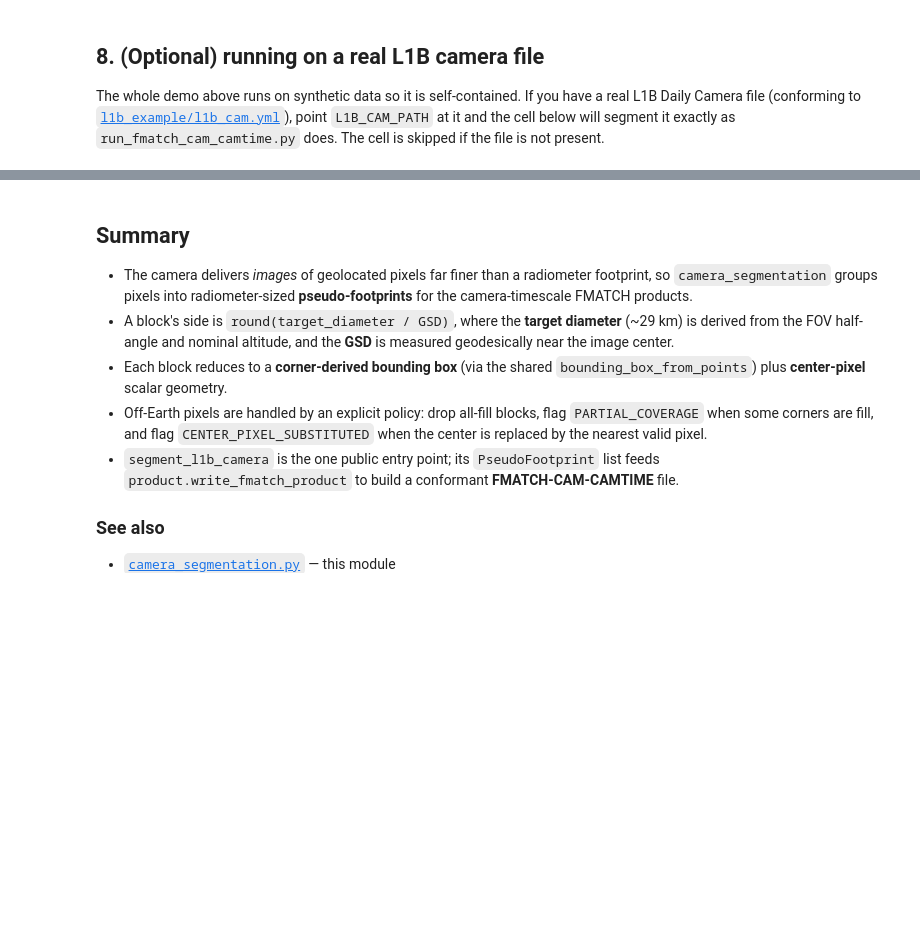
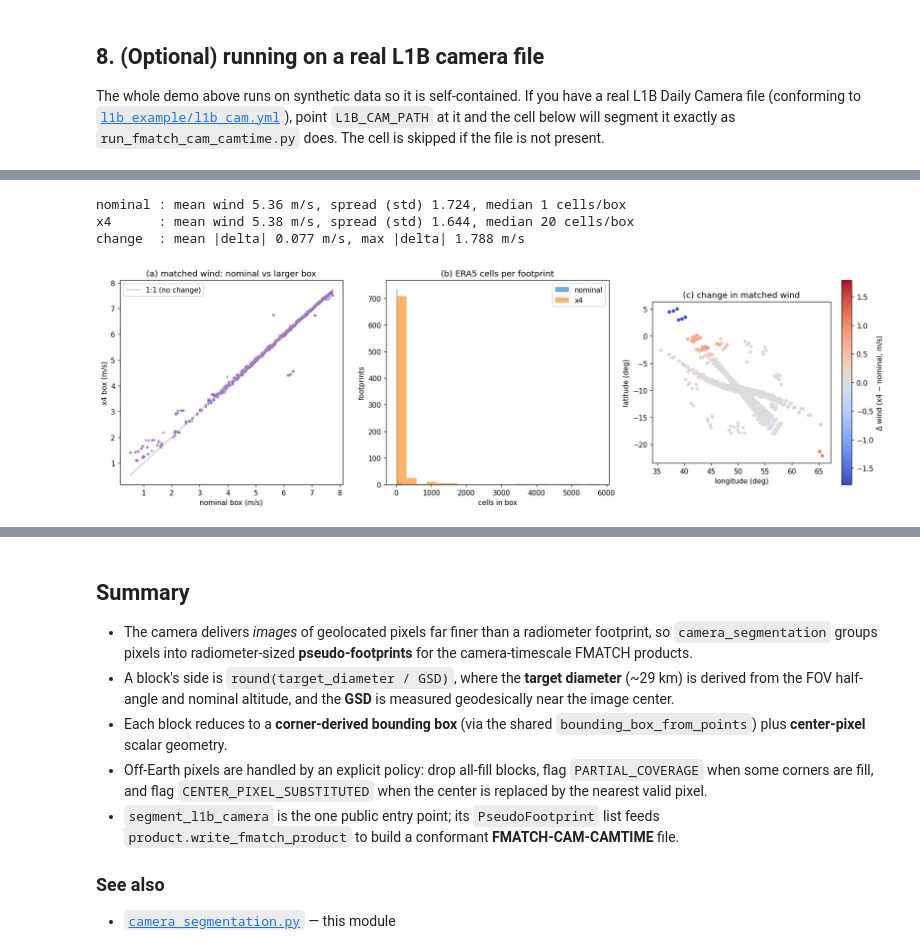
Before and after one commit to LASP-Libera/libera_utils, a Jupyter notebook: notebooks/camera_segmentation_demo.ipynb, the cells around one changed output, grey strips where cells are left out. Drawn from its saved outputs; the diff is of its cells as text; code cells hidden in the pictures; blank space fills up the shorter version.

```diff
--- a/notebooks/camera_segmentation_demo.ipynb
+++ b/notebooks/camera_segmentation_demo.ipynb
@@ -1003,0 +1154,74 @@ no L1B camera file at external_data/L1B/l1b_cam.nc -- skipping (this is expected
+# %%
+def expand_bbox(bb, factor):
+    """Grow a bounding box about its center by ``factor`` in each dimension."""
+    center_lat = (bb.lat_min + bb.lat_max) / 2
+    center_lon = (bb.lon_min + bb.lon_max) / 2
+    half_lat = (bb.lat_max - bb.lat_min) / 2 * factor
+    half_lon = (bb.lon_max - bb.lon_min) / 2 * factor
+    # Clamp latitude to the valid range; this region is mid-latitude so no pole/dateline
+    # handling is needed (we carry the original flags through unchanged).
+    return BoundingBox(
+        max(-90.0, center_lat - half_lat),
+        min(90.0, center_lat + half_lat),
+        center_lon - half_lon,
+        center_lon + half_lon,
+        bb.wraps_dateline,
+        bb.is_polar,
+        bb.truncated,
+    )
+
+
+FACTOR = 4.0
+large = [match_mean_wind(era5_reader, expand_bbox(f.bbox, FACTOR), f.latitude, f.longitude) for f in box_footprints]
+big_wind = np.array([w for w, _ in large])
+big_cells = np.array([n for _, n in large])
+delta = big_wind - nom_wind
+
+print(
+    f"nominal : mean wind {np.nanmean(nom_wind):.2f} m/s, spread (std) {np.nanstd(nom_wind):.3f}, "
+    f"median {int(np.median(nom_cells))} cells/box"
+)
+print(
+    f"x{FACTOR:.0f}      : mean wind {np.nanmean(big_wind):.2f} m/s, spread (std) {np.nanstd(big_wind):.3f}, "
+    f"median {int(np.median(big_cells))} cells/box"
+)
+print(f"change  : mean |delta| {np.nanmean(np.abs(delta)):.3f} m/s, max |delta| {np.nanmax(np.abs(delta)):.3f} m/s")
+
+fig, (ax_sc, ax_hist, ax_map) = plt.subplots(1, 3, figsize=(16, 5))
+
+# (a) nominal vs enlarged matched wind. Points off the 1:1 line moved when the box grew.
+lim = [min(nom_wind.min(), big_wind.min()), max(nom_wind.max(), big_wind.max())]
+ax_sc.plot(lim, lim, color="0.7", lw=1, label="1:1 (no change)")
+ax_sc.scatter(nom_wind, big_wind, s=8, alpha=0.5, color="tab:purple")
+ax_sc.set_title("(a) matched wind: nominal vs larger box")
+ax_sc.set_xlabel("nominal box (m/s)")
+ax_sc.set_ylabel(f"x{FACTOR:.0f} box (m/s)")
+ax_sc.legend()
+
+# (b) the larger box samples many more ERA5 cells.
+ax_hist.hist(nom_cells, bins=20, alpha=0.6, label="nominal", color="tab:blue")
+ax_hist.hist(big_cells, bins=20, alpha=0.6, label=f"x{FACTOR:.0f}", color="tab:orange")
+ax_hist.set_title("(b) ERA5 cells per footprint")
+ax_hist.set_xlabel("cells in box")
+ax_hist.set_ylabel("footprints")
+ax_hist.legend()
+
+# (c) where enlarging the box changed the match most (strong-gradient regions).
+dm = ax_map.scatter(
+    fp_lons, fp_lats, c=delta, s=16, cmap="coolwarm", vmin=-np.nanmax(np.abs(delta)), vmax=np.nanmax(np.abs(delta))
+)
+fig.colorbar(dm, ax=ax_map, label="Δ wind (x4 − nominal, m/s)")
+ax_map.set_title("(c) change in matched wind")
+ax_map.set_xlabel("longitude (deg)")
+ax_map.set_ylabel("latitude (deg)")
+ax_map.set_aspect("equal")
+fig.tight_layout()
+plt.show()
+
+# Done with the simulated ERA5 file -- remove the temp directory created in the previous cell.
+shutil.rmtree(_era5_dir)
+# %% [output]
+nominal : mean wind 5.36 m/s, spread (std) 1.724, median 1 cells/box
+x4      : mean wind 5.38 m/s, spread (std) 1.644, median 20 cells/box
+change  : mean |delta| 0.077 m/s, max |delta| 1.788 m/s
+[figure, added]
```
Also changed, not shown: parts of 11 cells of this notebook.
